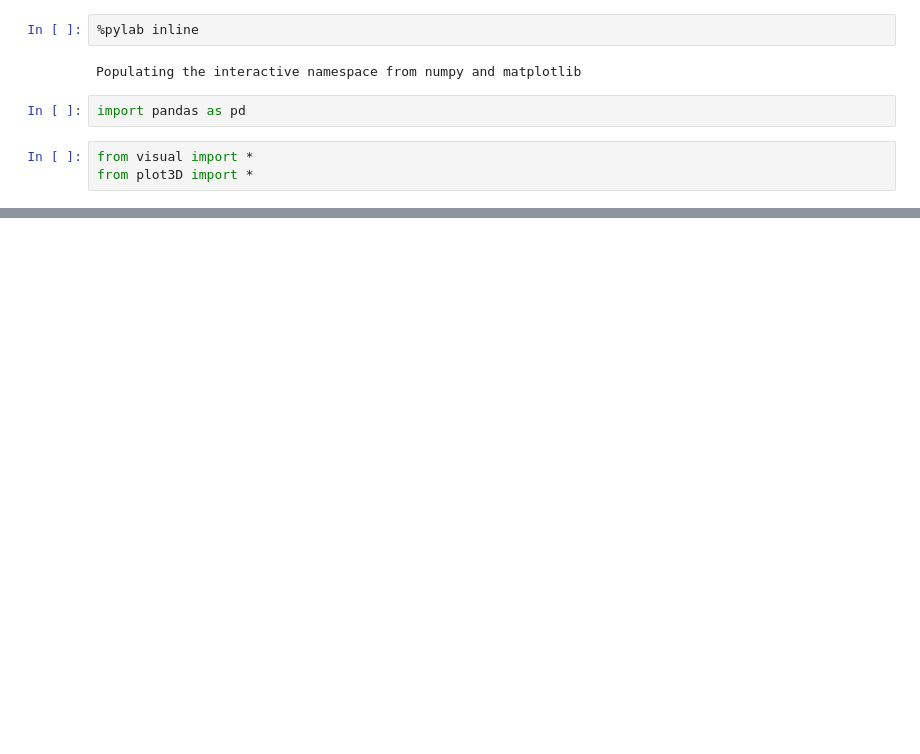
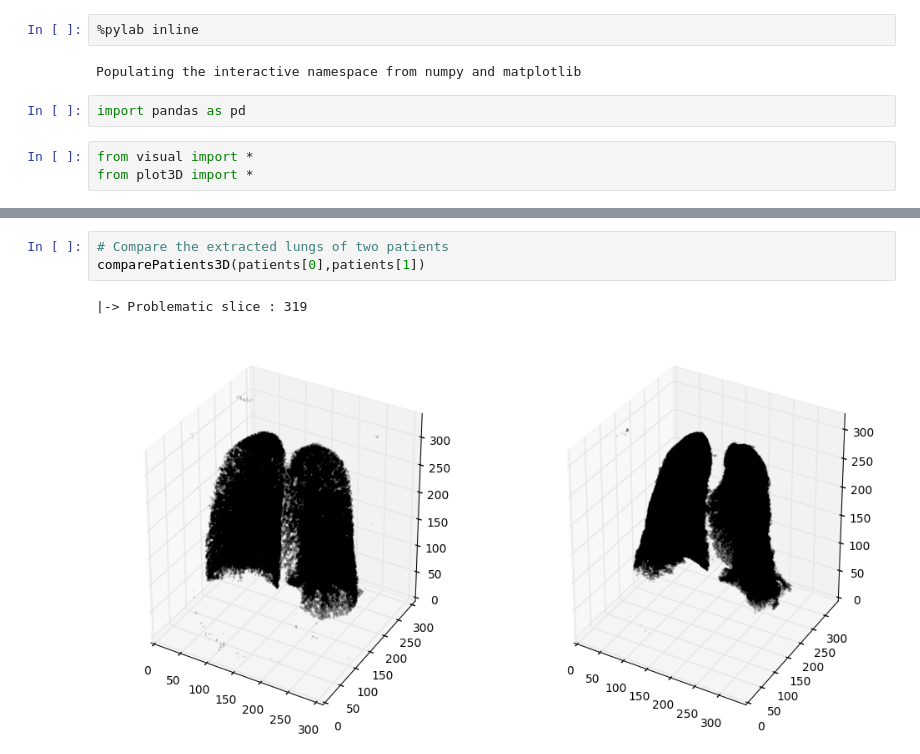
Before and after one commit to mingdingzhiai/LungCancer, a Jupyter notebook: Notebook.ipynb, the cells around one changed output, grey strips where cells are left out. Cells and saved outputs as stored; diff of their text form; blank space fills up the shorter version.

```diff
--- a/Notebook.ipynb
+++ b/Notebook.ipynb
@@ -25,0 +42,6 @@ pic = clearFrame(img,-1200,-800)
+# %%
+# Compare the extracted lungs of two patients
+comparePatients3D(patients[0],patients[1])
+# %% [output]
+|-> Problematic slice : 319
+[figure, added]
```
Also changed, not shown: parts of 19 cells of this notebook.
